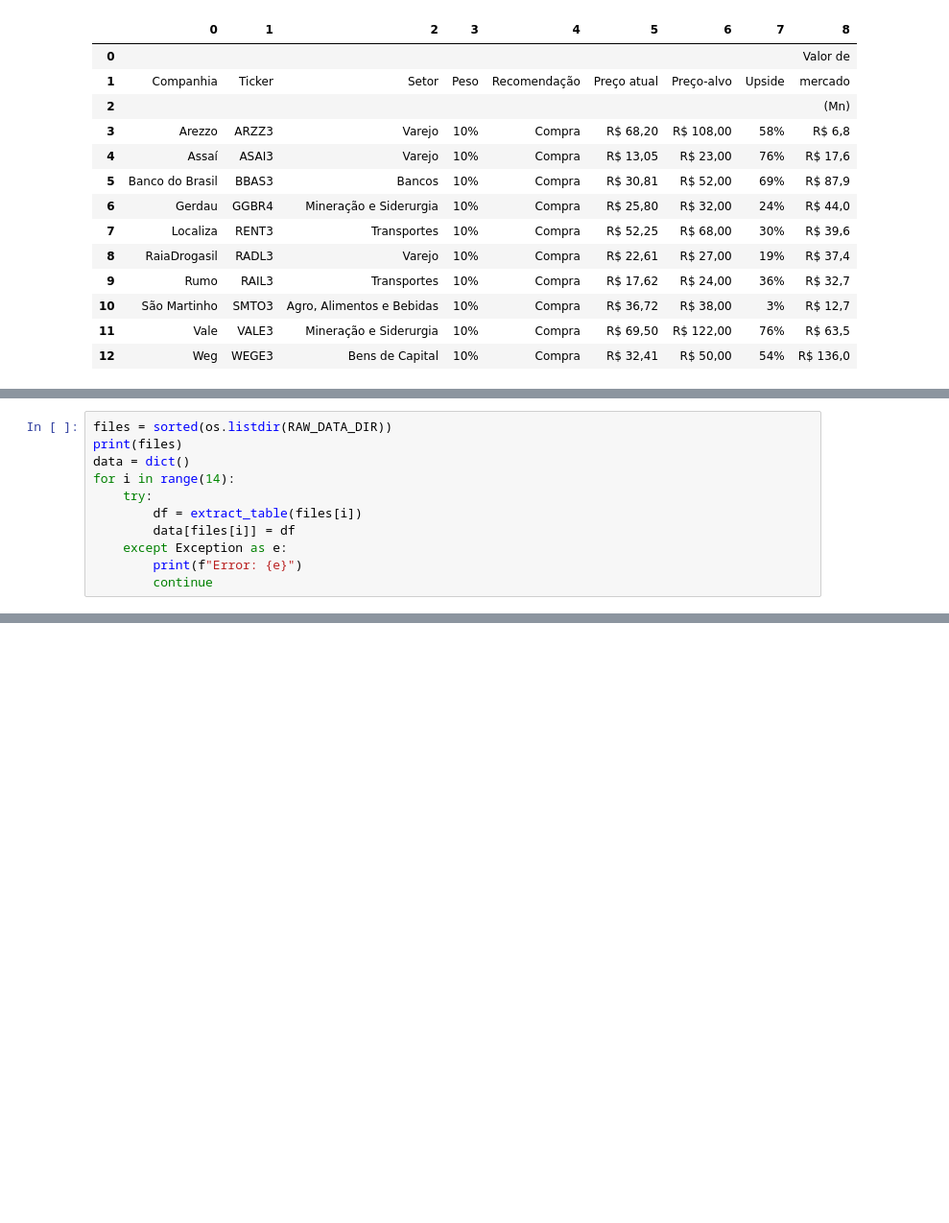
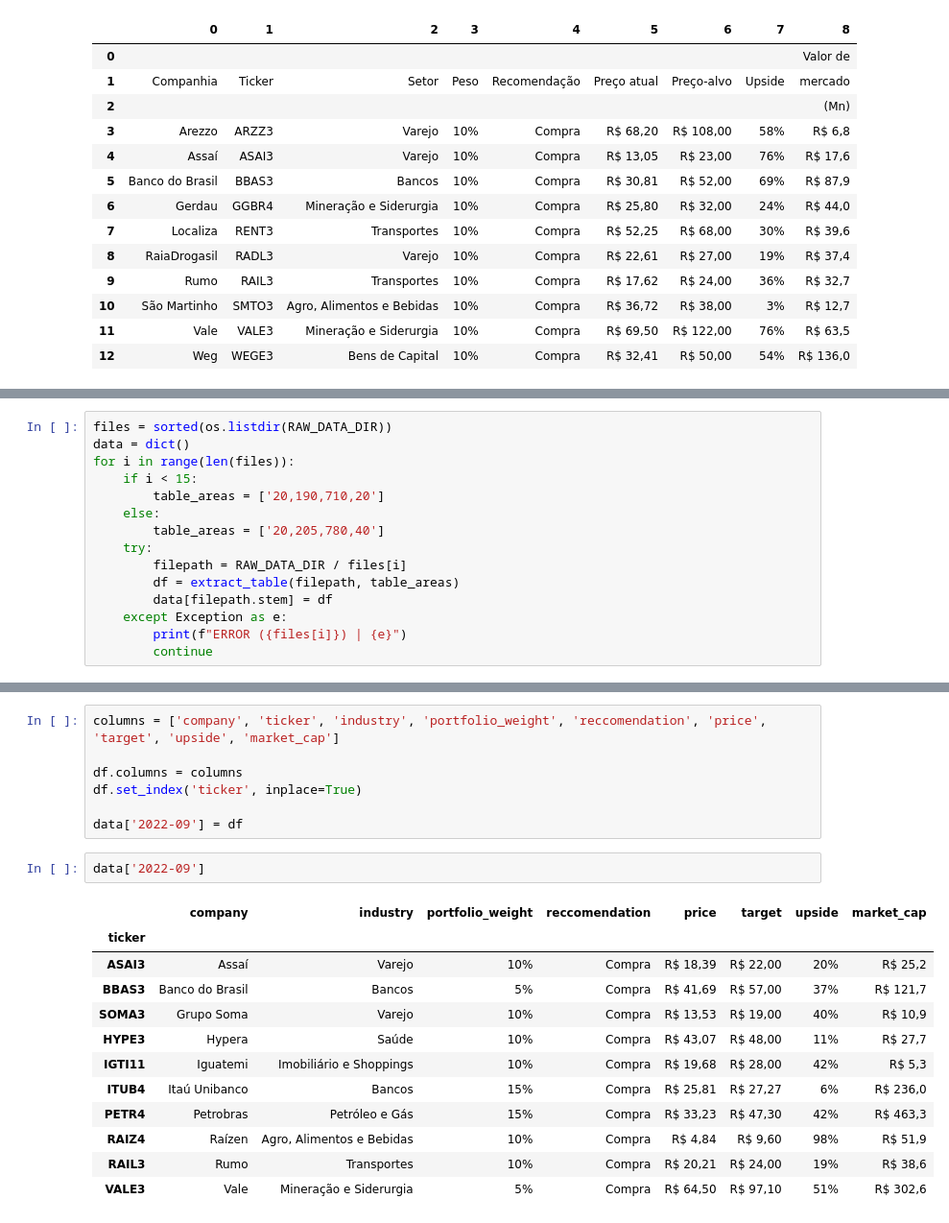
Before and after one commit to gabrielonishi/portifolio-balancing, a Jupyter notebook: notebooks/01-data-extraction.ipynb, the cells around one changed output, grey strips where cells are left out. Shown: that part at 96% size. Saved outputs shown, nothing was run; the diff lists cells and outputs as text; blank space fills up the shorter version.

```diff
--- a/notebooks/01-data-extraction.ipynb
+++ b/notebooks/01-data-extraction.ipynb
@@ -64,13 +97,17 @@ def extract_table(filepath: pathlib.Path) -> pd.DataFrame:
     return df
 # %%
 files = sorted(os.listdir(RAW_DATA_DIR))
-print(files)
 data = dict()
-for i in range(14):
+for i in range(len(files)):
+    if i < 15:
+        table_areas = ['20,190,710,20']
+    else:
+        table_areas = ['20,205,780,40']
     try:
-        df = extract_table(files[i])
-        data[files[i]] = df
+        filepath = RAW_DATA_DIR / files[i]
+        df = extract_table(filepath, table_areas)
+        data[filepath.stem] = df
     except Exception as e:
-        print(f"Error: {e}")
+        print(f"ERROR ({files[i]}) | {e}")
         continue
 # %% [output]
@@ -91,0 +169,22 @@ Error: [Errno 2] No such file or directory: '2022-12.pdf'
+# %%
+columns = ['company', 'ticker', 'industry', 'portfolio_weight', 'reccomendation', 'price', 'target', 'upside', 'market_cap']
+
+df.columns = columns
+df.set_index('ticker', inplace=True)
+
+data['2022-09'] = df
+# %%
+data['2022-09']
+# %% [output]
+|  | company | industry | portfolio_weight | reccomendation | price | target | upside | market_cap |
+| ticker |  |  |  |  |  |  |  |  |
+| ASAI3 | Assaí | Varejo | 10% | Compra | R$ 18,39 | R$ 22,00 | 20% | R$ 25,2 |
+| BBAS3 | Banco do Brasil | Bancos | 5% | Compra | R$ 41,69 | R$ 57,00 | 37% | R$ 121,7 |
+| SOMA3 | Grupo Soma | Varejo | 10% | Compra | R$ 13,53 | R$ 19,00 | 40% | R$ 10,9 |
+| HYPE3 | Hypera | Saúde | 10% | Compra | R$ 43,07 | R$ 48,00 | 11% | R$ 27,7 |
+| IGTI11 | Iguatemi | Imobiliário e Shoppings | 10% | Compra | R$ 19,68 | R$ 28,00 | 42% | R$ 5,3 |
+| ITUB4 | Itaú Unibanco | Bancos | 15% | Compra | R$ 25,81 | R$ 27,27 | 6% | R$ 236,0 |
+| PETR4 | Petrobras | Petróleo e Gás | 15% | Compra | R$ 33,23 | R$ 47,30 | 42% | R$ 463,3 |
+| RAIZ4 | Raízen | Agro, Alimentos e Bebidas | 10% | Compra | R$ 4,84 | R$ 9,60 | 98% | R$ 51,9 |
+| RAIL3 | Rumo | Transportes | 10% | Compra | R$ 20,21 | R$ 24,00 | 19% | R$ 38,6 |
+| VALE3 | Vale | Mineração e Siderurgia | 5% | Compra | R$ 64,50 | R$ 97,10 | 51% | R$ 302,6 |
```
Also changed, not shown: parts of 5 cells of this notebook.
